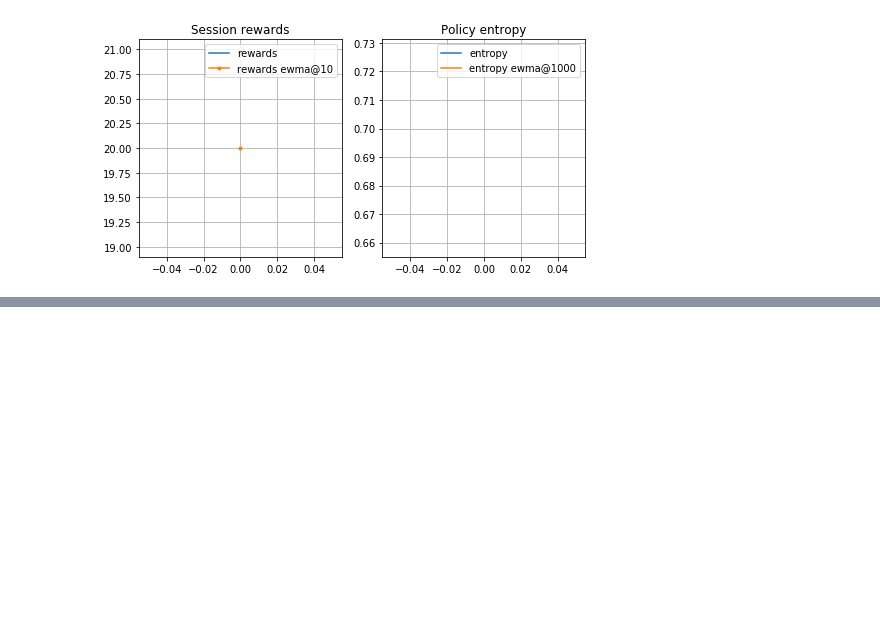
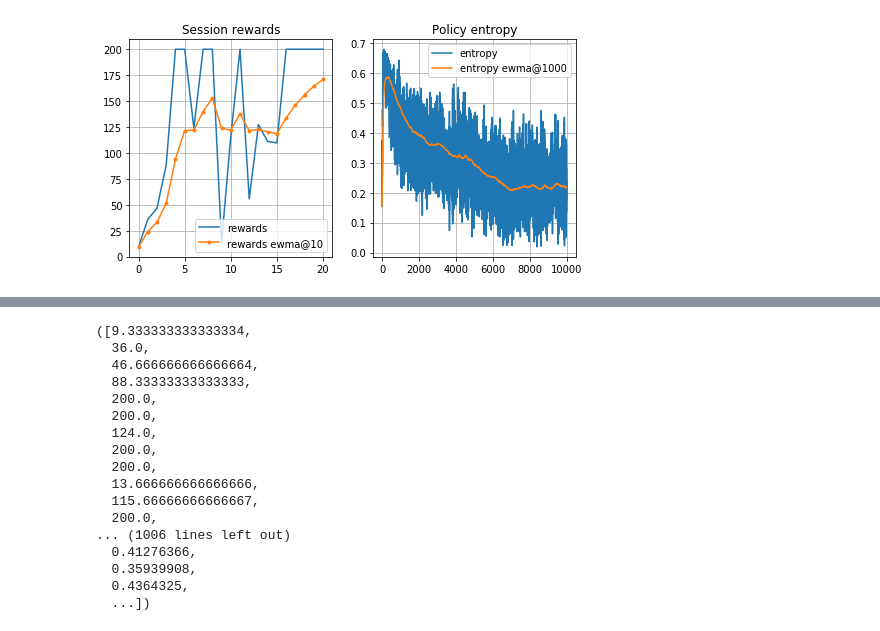
Before and after one commit to cmm801/reinforcement_learning, a Jupyter notebook: actor_critic_example.ipynb, the cells around one changed output, grey strips where cells are left out. Cells and saved outputs as stored; diff of their text form; code cells hidden in the pictures; blank space fills up the shorter version.

```diff
--- a/actor_critic_example.ipynb
+++ b/actor_critic_example.ipynb
@@ -16,6 +16,6 @@ ac = ActorCritic(
                 )
 # %%
 %%time
-ac.run(n_iters=1001, gamma=0.99, n_games_per_plot_update=3)
+ac.run(n_iters=10001, gamma=0.99, n_games_per_plot_update=3)
 # %% [output]
-[figure, old version]
+[figure, new version]
@@ -39,2 +24,19 @@ W1207 12:41:42.317794 4603114944 optimizer_v2.py:1029] Gradients do not exist fo
+([9.333333333333334,
+  36.0,
+  46.666666666666664,
+  88.33333333333333,
+  200.0,
+  200.0,
+  124.0,
+  200.0,
+  200.0,
+  13.666666666666666,
+  115.66666666666667,
+  200.0,
+... (1006 lines left out)
+  0.41276366,
+  0.35939908,
+  0.4364325,
+  ...])
 # %%
 ac.agent.model.summary()
```
Also changed, not shown: parts of 1 cell of this notebook, 1 other file.
